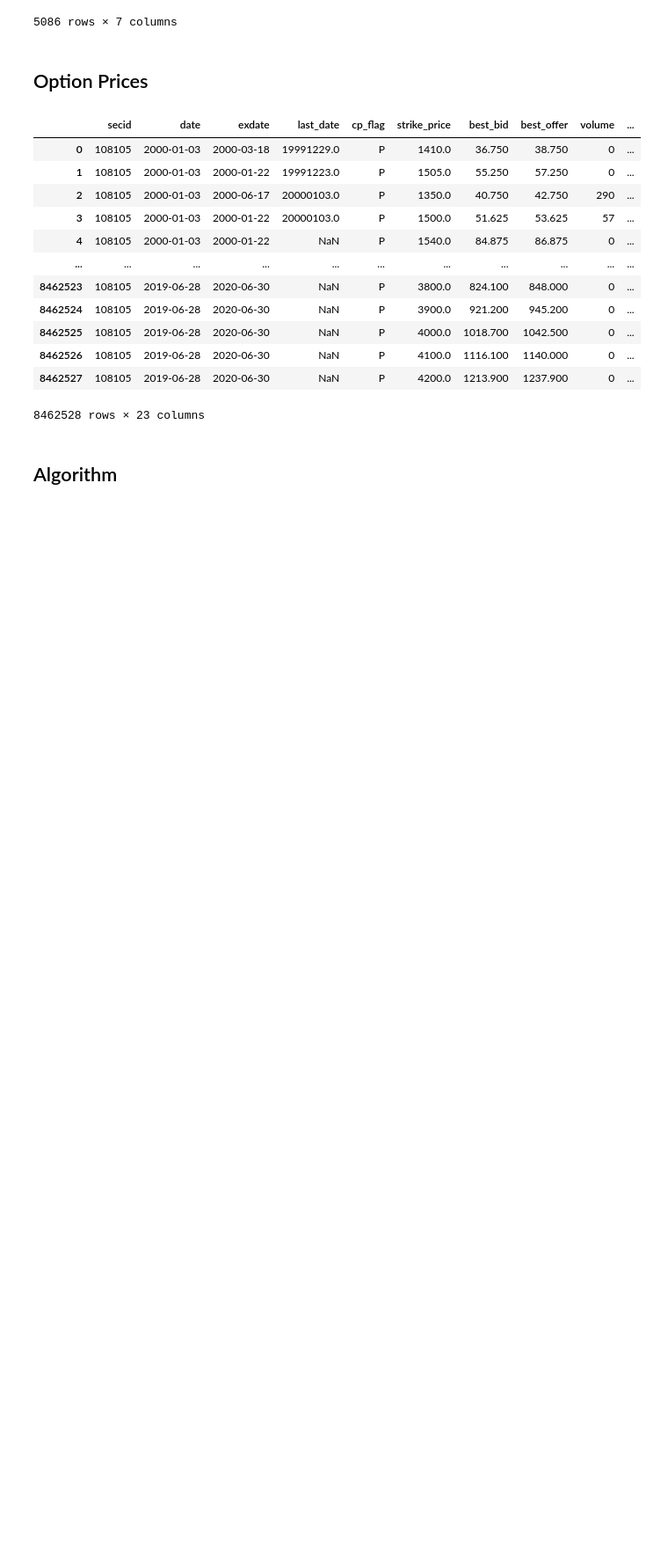
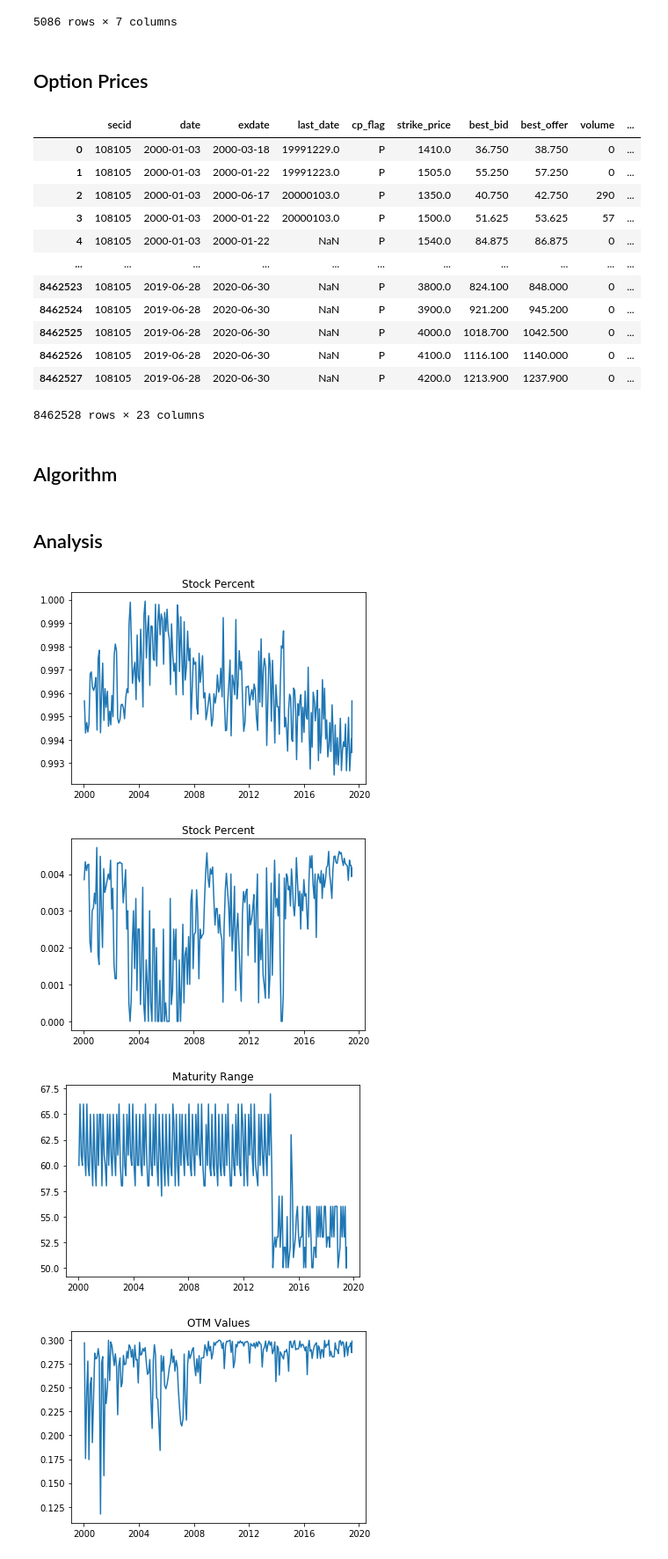
Before and after one commit to stopachka/gamma, a Jupyter notebook: puts_strategy.ipynb, the cells around one changed output. Shown: that part at 88% size. Saved outputs shown, nothing was run; the diff lists cells and outputs as text; code cells hidden in the pictures; blank space fills up the shorter version.

```diff
--- a/puts_strategy.ipynb
+++ b/puts_strategy.ipynb
@@ -225,8 +239,8 @@ def liquidate_portfolio(portfolio_row):
 ## Purchase
 
 def purchase(cash_available, price_per_item):
-  quantity = cash_available // price
-  return (quantity, quantity * price)
+  quantity = cash_available // price_per_item
+  return (quantity, quantity * price_per_item)
 # %%
 ## Algo: Trade at a specific date
 
@@ -234,9 +248,10 @@ def trade_portfolio(
     current_portfolio_row,
     stock_alloc,
     option_row):
+  date = current_portfolio_row[PORTFOLIO_DATE]
   cash_available = liquidate_portfolio(current_portfolio_row)
   stock_cash = cash_available * stock_alloc
-  option_cash = cash_available - stock_alloc
+  option_cash = cash_available - stock_cash
 
   (stock_quantity, stock_cash_used) = purchase(
       stock_cash,
@@ -248,7 +263,7 @@ def trade_portfolio(
       get_option_buy_price(option_row),
   )
 
-  return build_portfolio_log(
+  return build_portfolio_row(
       date=current_portfolio_row[PORTFOLIO_DATE],
       cash=(cash_available - (stock_cash_used + option_cash_used)),
       stock_quantity=stock_quantity,
@@ -258,11 +273,13 @@ def trade_portfolio(
 # %%
 ## give an option row, decides when to next schedule a trade
 def get_next_trading_date(option_row):
+   option_rows_with_this_id = OPTION_PRICES[
+       OPTION_PRICES[OPTION_PRICES_ID_COL] == option_row[OPTION_PRICES_ID_COL]]
    start_date = option_row[OPTION_PRICES_DATE_COL]
    end_date = option_row[OPTION_PRICES_EXPIRATION_COL]
-   available_days = pd.bdate_range(
-       start=start_date, end=end_date
-   ).intersection(OPTION_PRICES[OPTION_PRICES_DATE_COL])
+   available_days = pd.bdate_range(start=start_date, end=end_date).intersection(
+       option_rows_with_this_id[OPTION_PRICES_DATE_COL]
+   )
 
    return available_days[len(available_days) // 2]
 # %%
@@ -270,6 +287,7 @@ def trade(cash, goal, start_date):
     log = build_portfolio_log()
 
     portfolio_row = build_portfolio_row(start_date, cash, 0, 0, None)
+    last_possible_date = OPTION_PRICES.iloc[len(OPTION_PRICES) - 1][OPTION_PRICES_DATE_COL]
     while True:
        date = portfolio_row[PORTFOLIO_DATE]
        stock_alloc = goal[GOAL_GET_STOCK_ALLOC](date)
@@ -277,12 +295,14 @@ def trade(cash, goal, start_date):
 
        portfolio_row = trade_portfolio(portfolio_row, stock_alloc, best_option_to_buy)
 
-       log[date] = portfolio_row
+       log.loc[date] = portfolio_row
 
        next_date = get_next_trading_date(best_option_to_buy)
-       is_date_available = OPTION_PRICES[OPTION_PRICES[OPTION_PRICES_DATE_COL] == next_date].size == 0:
-       if not is_date_available
+
+       if next_date >= last_possible_date:
            return log
 
        portfolio_row = portfolio_row.copy()
        portfolio_row[PORTFOLIO_DATE] = next_date
+# %% [markdown]
+## Analysis
@@ -288,0 +413,11 @@ def trade(cash, goal, start_date):
+# %%
+a = trade_and_analyze(
+    1000000,
+    build_goal(get_stock_alloc=lambda _x: 0.995, otm_range=(0.1, 0.3), maturity_range=(50, 70)),
+    datetime(2000, 1, 18)
+)
+# %% [output]
+[figure, added]
+[figure, added]
+[figure, added]
+[figure, added]
```
Also changed, not shown: parts of 11 cells of this notebook.
